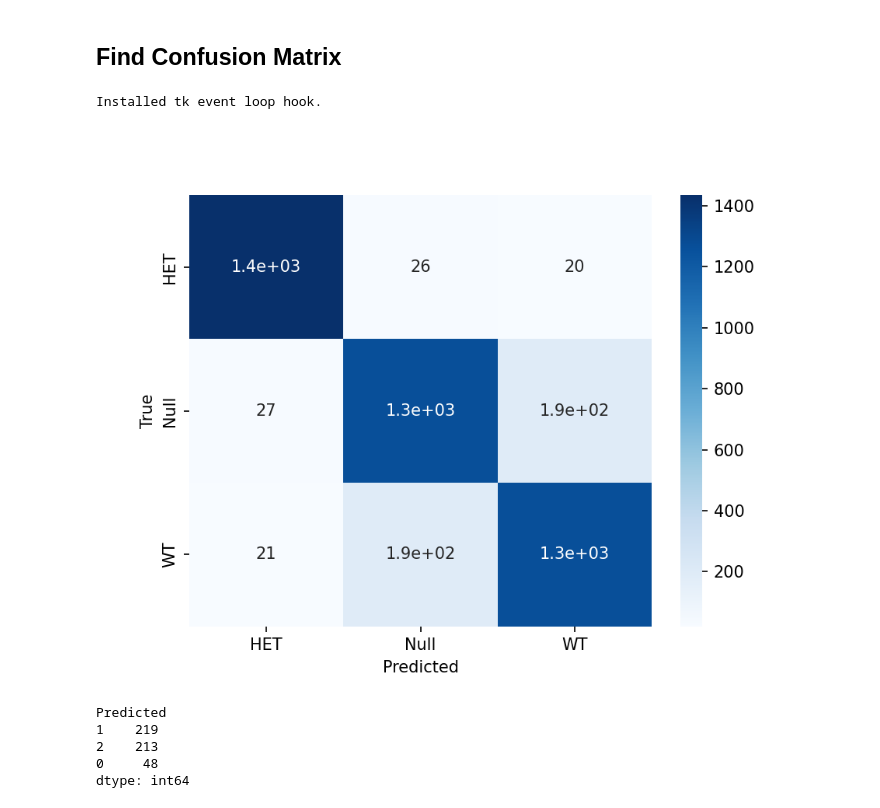
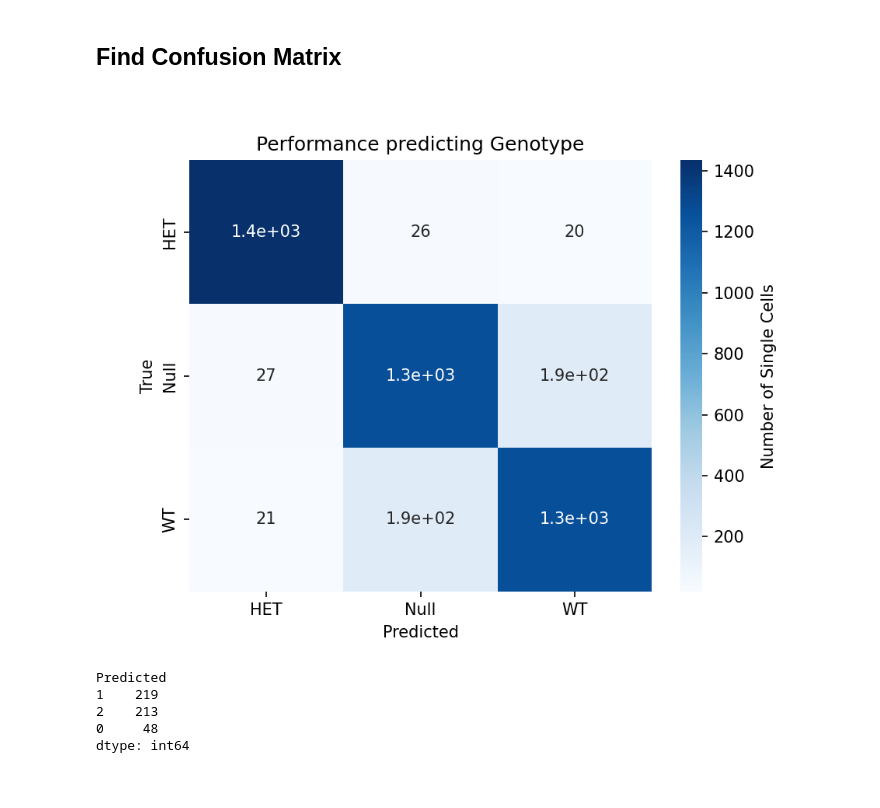
Before and after one commit to WayScience/NF1_SchwannCell_data_analysis, a Jupyter notebook: 2.evaluate_models/feature_selection/avg_lr_plate3_cp_fs_data.ipynb, the cells around one changed output. Drawn from its saved outputs; the diff is of its cells as text; code cells hidden in the pictures.

```diff
--- a/2.evaluate_models/feature_selection/avg_lr_plate3_cp_fs_data.ipynb
+++ b/2.evaluate_models/feature_selection/avg_lr_plate3_cp_fs_data.ipynb
@@ -79,20 +79,22 @@ featdf["abs_HET"] = featdf["HET"].abs()
 # %%
 plt.clf()
 
 cm3 = pd.crosstab(
     testdf["label"], testdf["preds"], rownames=["True"], colnames=["Predicted"]
 )
-sns.heatmap(
+ax = sns.heatmap(
     cm3,
     annot=True,
     cmap="Blues",
     xticklabels=le.classes_.tolist(),
     yticklabels=le.classes_.tolist(),
 )
+cbar = ax.collections[0].colorbar
+cbar.set_label("Number of Single Cells")
+plt.title("Performance predicting Genotype")
 plt.savefig(f"{out_path}/lr_conf_mat.png")
 # %% [output]
-Installed tk event loop hook.
-[figure, old version]
+[figure, new version]
 # %%
 ### Find the number of incorrect predicted examples for each predicted label
 (cm3.sum() - np.diag(cm3)).sort_values(ascending=False)
```
Also changed, not shown: parts of 5 cells of this notebook, 8 other files.
